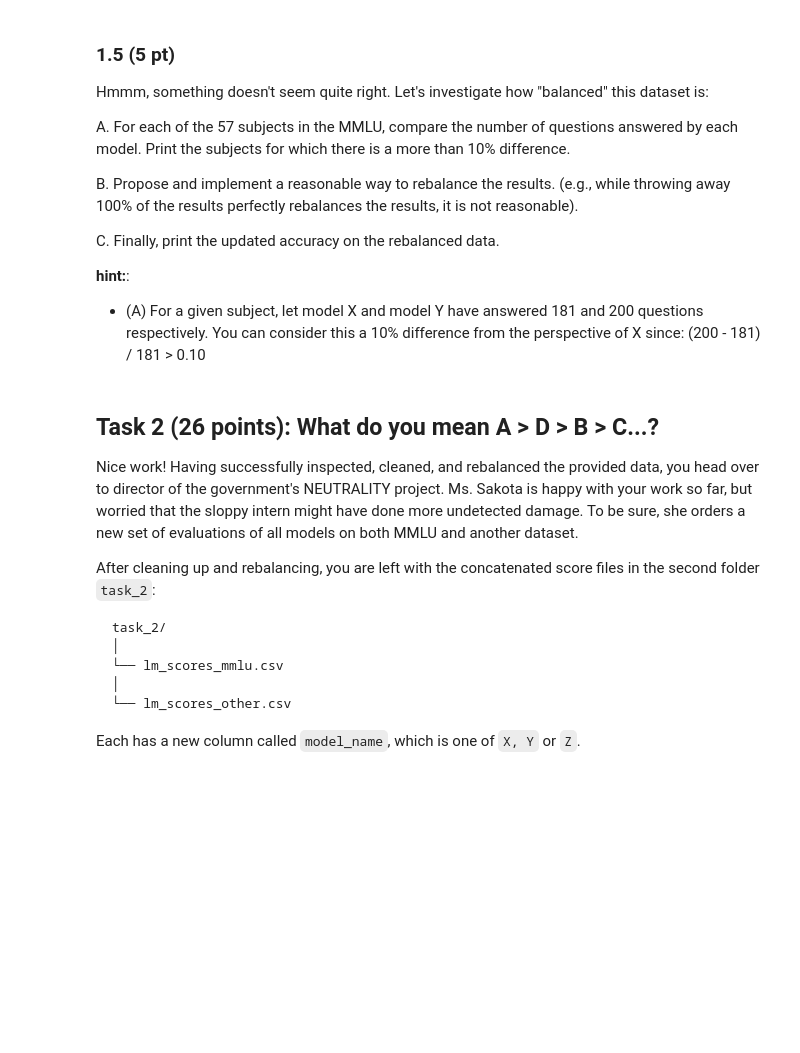
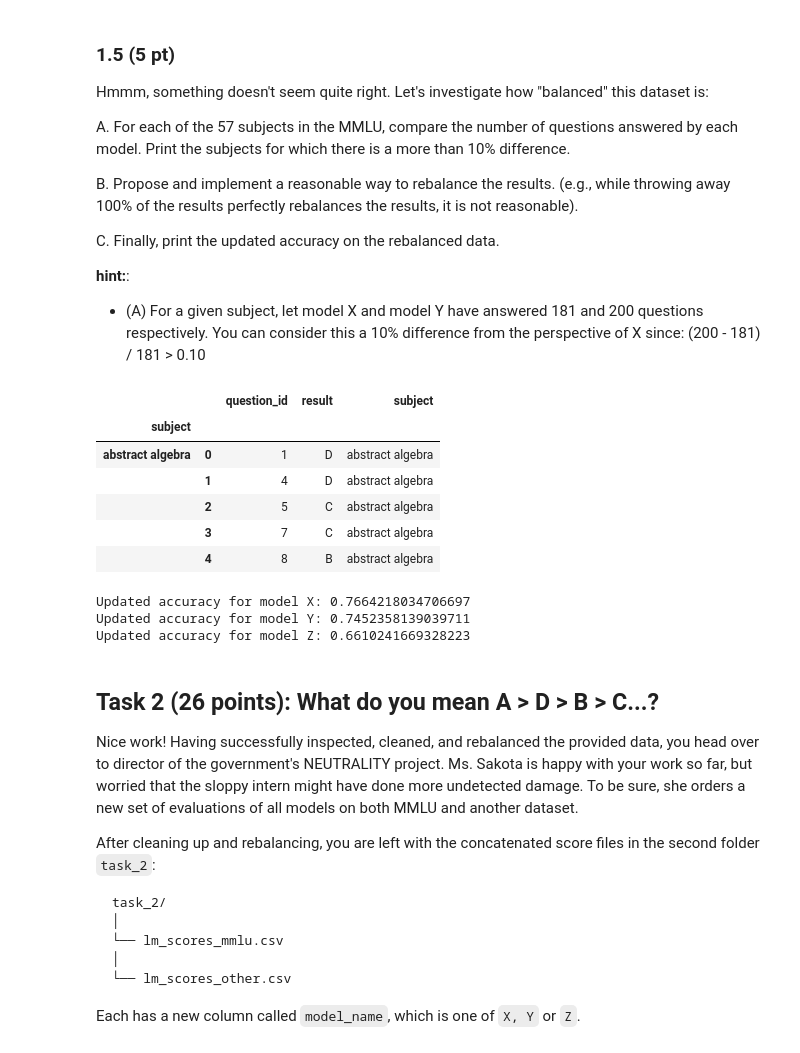
Before and after one commit to kilianwan/2024, a Jupyter notebook: Homework/01_PROJECT_NEUTRALITY/analysis.ipynb, the cells around one changed output. Cells and saved outputs as stored; diff of their text form; code cells hidden in the pictures; blank space fills up the shorter version.

```diff
--- a/Homework/01_PROJECT_NEUTRALITY/analysis.ipynb
+++ b/Homework/01_PROJECT_NEUTRALITY/analysis.ipynb
@@ -257,11 +280,77 @@ C. Finally, print the updated accuracy on the rebalanced data.
 **hint:**:
 - (A) For a given subject, let model X and model Y have answered 181 and 200 questions respectively. You can consider this a 10% difference from the perspective of X since: (200 - 181) / 181 > 0.10
 # %%
-# A
+per_subject_x = pd.merge(copy_df_x, df_test[['question_id', 'subject']], on='question_id', how='inner')
+per_subject_y = pd.merge(copy_df_y, df_test[['question_id', 'subject']], on='question_id', how='inner')
+per_subject_z = pd.merge(copy_df_z, df_test[['question_id', 'subject']], on='question_id', how='inner')
+
+per_subject_x = per_subject_x.groupby('subject')
+per_subject_y = per_subject_y.groupby('subject')
+per_subject_z = per_subject_z.groupby('subject')
+
+number_answered_x = per_subject_x.size()
+number_answered_y = per_subject_y.size()
+number_answered_z = per_subject_z.size()
+
+diff_xy = (number_answered_y - number_answered_x) / number_answered_x
+above_xy = diff_xy[diff_xy.abs() > 0.10]
+
+diff_yz = (number_answered_z - number_answered_y) / number_answered_y
+above_yz = diff_yz[diff_yz.abs() > 0.10]
+
+diff_zx = (number_answered_x - number_answered_z) / number_answered_z
+above_zx = diff_zx[diff_zx.abs() > 0.10]
 # %%
 # B
+
+# We create a balanced list by combining the number of answered questions / subject for
+# df_x and df_y
+min_xy = number_answered_x.combine(number_answered_y, min)
+
+# We finally create the "full" balanced list by combining our previous one with df_z
+min_xyz = number_answered_z.combine(min_xy, min)
+
+
+def limit_rows(group, min_counts):
+    subject = group.name
+    return group.head(min_counts[subject])
+
+balance_x = per_subject_x.apply(lambda group: limit_rows(group, min_xyz))
+balance_y = per_subject_y.apply(lambda group: limit_rows(group, min_xyz))
+balance_z = per_subject_z.apply(lambda group: limit_rows(group, min_xyz))
+
+balance_y.head()
+# %% [output]
+|  |  | question_id | result | subject |
+| subject |  |  |  |  |
+| abstract algebra | 0 | 1 | D | abstract algebra |
+|  | 1 | 4 | D | abstract algebra |
+|  | 2 | 5 | C | abstract algebra |
+|  | 3 | 7 | C | abstract algebra |
+|  | 4 | 8 | B | abstract algebra |
 # %%
 # C
+
+updated_balance_x = pd.merge(balance_x, df_test[['question_id', 'answer']], on='question_id', how='inner')
+updated_balance_y = pd.merge(balance_y, df_test[['question_id', 'answer']], on='question_id', how='inner')
+updated_balance_z = pd.merge(balance_z, df_test[['question_id', 'answer']], on='question_id', how='inner')
+
+
+updated_balance_x =updated_balance_x.assign(correct=updated_balance_x['answer'] == updated_balance_x['result'])
+updated_balance_y = updated_balance_y.assign(correct=updated_balance_y['answer'] == updated_balance_y['result'])
+updated_balance_z = updated_balance_z.assign(correct=updated_balance_z['answer'] == updated_balance_z['result'])
+
+new_average_x = updated_balance_x['correct'].mean()
+new_average_y = updated_balance_y['correct'].mean()
+new_average_z = updated_balance_z['correct'].mean()
+
+print(f"Updated accuracy for model X: {new_average_x}")
+print(f"Updated accuracy for model Y: {new_average_y}")
+print(f"Updated accuracy for model Z: {new_average_z}")
+# %% [output]
+Updated accuracy for model X: 0.7664218034706697
+Updated accuracy for model Y: 0.7452358139039711
+Updated accuracy for model Z: 0.6610241669328223
 # %% [markdown]
 ## Task 2 (26 points): What do you mean A > D > B > C...?
 
```
Also changed, not shown: parts of 21 cells of this notebook.
